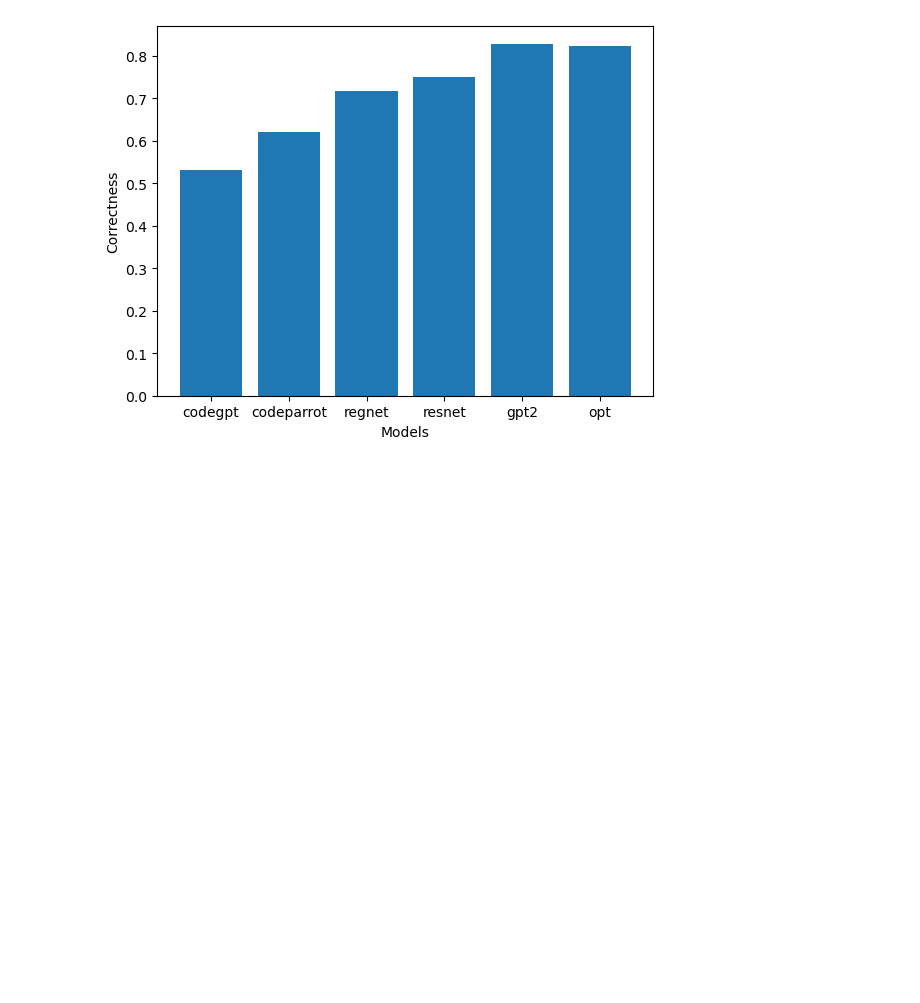
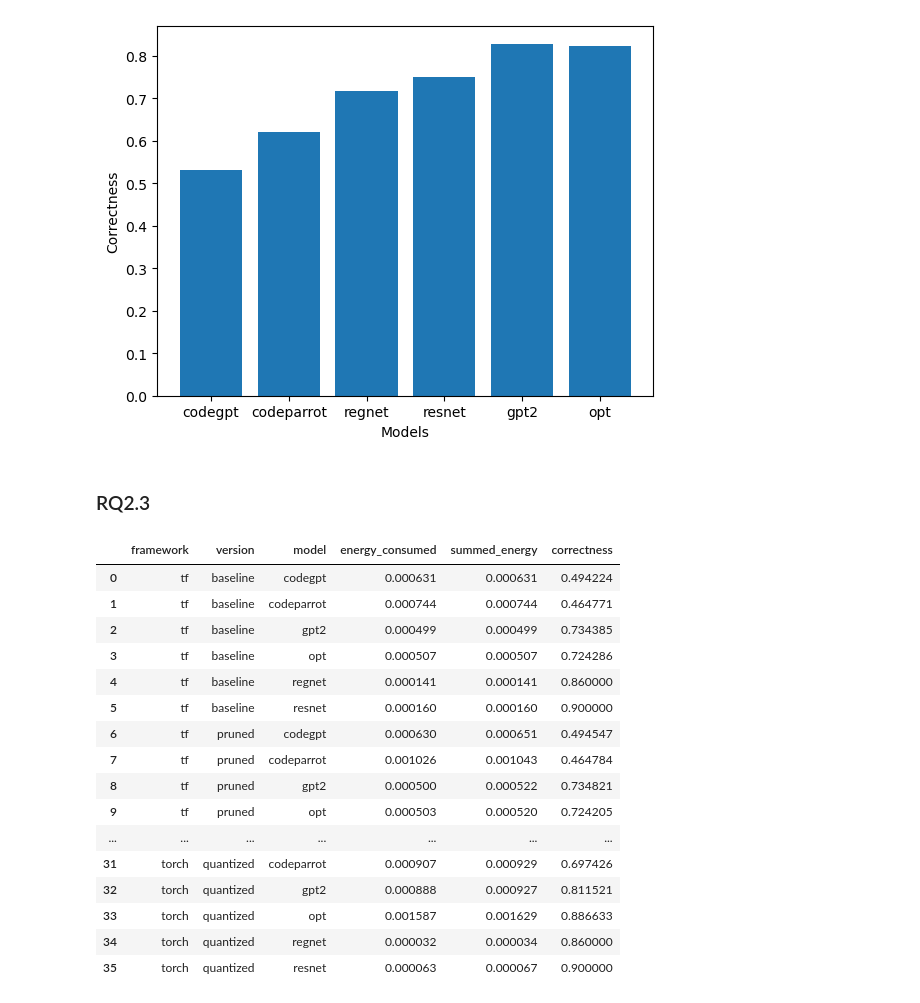
Before and after one commit to aleclagarde/tfg, a Jupyter notebook: analysis/analysis.ipynb, the cells around one changed output. Saved outputs shown, nothing was run; the diff lists cells and outputs as text; code cells hidden in the pictures; blank space fills up the shorter version.

```diff
--- a/analysis/analysis.ipynb
+++ b/analysis/analysis.ipynb
@@ -296,3 +309,5 @@ plt.ylabel('Correctness')
 plt.show()
 # %% [output]
 [figure]
+# %% [markdown]
+### RQ2.3
@@ -298,0 +334,24 @@ plt.show()
+# %%
+group_big_opti = group_big_opti.reset_index()
+group_big_infer = group_big_infer.reset_index()
+group_big_infer['summed_energy'] = group_big_infer.apply(add_energy, axis=1)
+group_big_infer = group_big_infer[['framework', 'version', 'model', 'energy_consumed', 'summed_energy', 'correctness']]
+group_big_infer
+# %% [output]
+|  | framework | version | model | energy_consumed | summed_energy | correctness |
+| 0 | tf | baseline | codegpt | 0.000631 | 0.000631 | 0.494224 |
+| 1 | tf | baseline | codeparrot | 0.000744 | 0.000744 | 0.464771 |
+| 2 | tf | baseline | gpt2 | 0.000499 | 0.000499 | 0.734385 |
+| 3 | tf | baseline | opt | 0.000507 | 0.000507 | 0.724286 |
+| 4 | tf | baseline | regnet | 0.000141 | 0.000141 | 0.860000 |
+| 5 | tf | baseline | resnet | 0.000160 | 0.000160 | 0.900000 |
+| 6 | tf | pruned | codegpt | 0.000630 | 0.000651 | 0.494547 |
+| 7 | tf | pruned | codeparrot | 0.001026 | 0.001043 | 0.464784 |
+| 8 | tf | pruned | gpt2 | 0.000500 | 0.000522 | 0.734821 |
+| 9 | tf | pruned | opt | 0.000503 | 0.000520 | 0.724205 |
+| ... | ... | ... | ... | ... | ... | ... |
+| 31 | torch | quantized | codeparrot | 0.000907 | 0.000929 | 0.697426 |
+| 32 | torch | quantized | gpt2 | 0.000888 | 0.000927 | 0.811521 |
+| 33 | torch | quantized | opt | 0.001587 | 0.001629 | 0.886633 |
+| 34 | torch | quantized | regnet | 0.000032 | 0.000034 | 0.860000 |
+| 35 | torch | quantized | resnet | 0.000063 | 0.000067 | 0.900000 |
```
Also changed, not shown: parts of 10 cells of this notebook, 7 other files.
